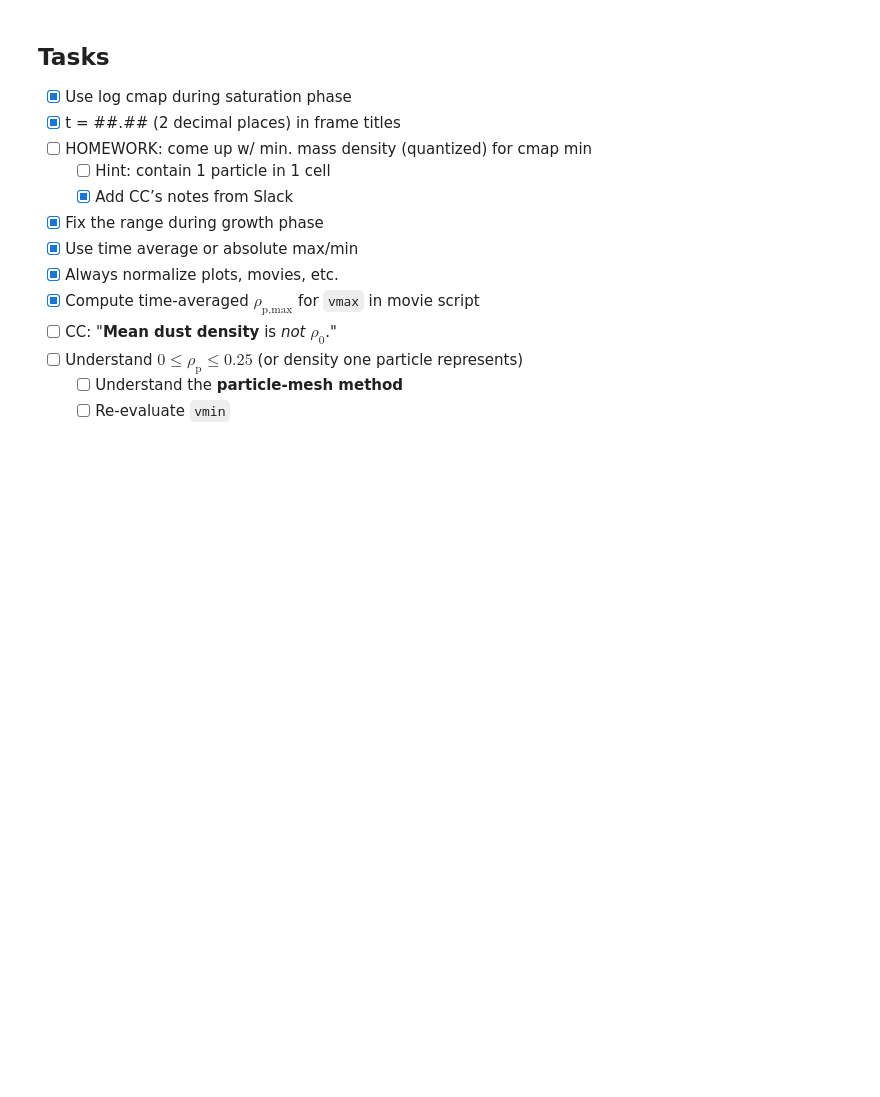
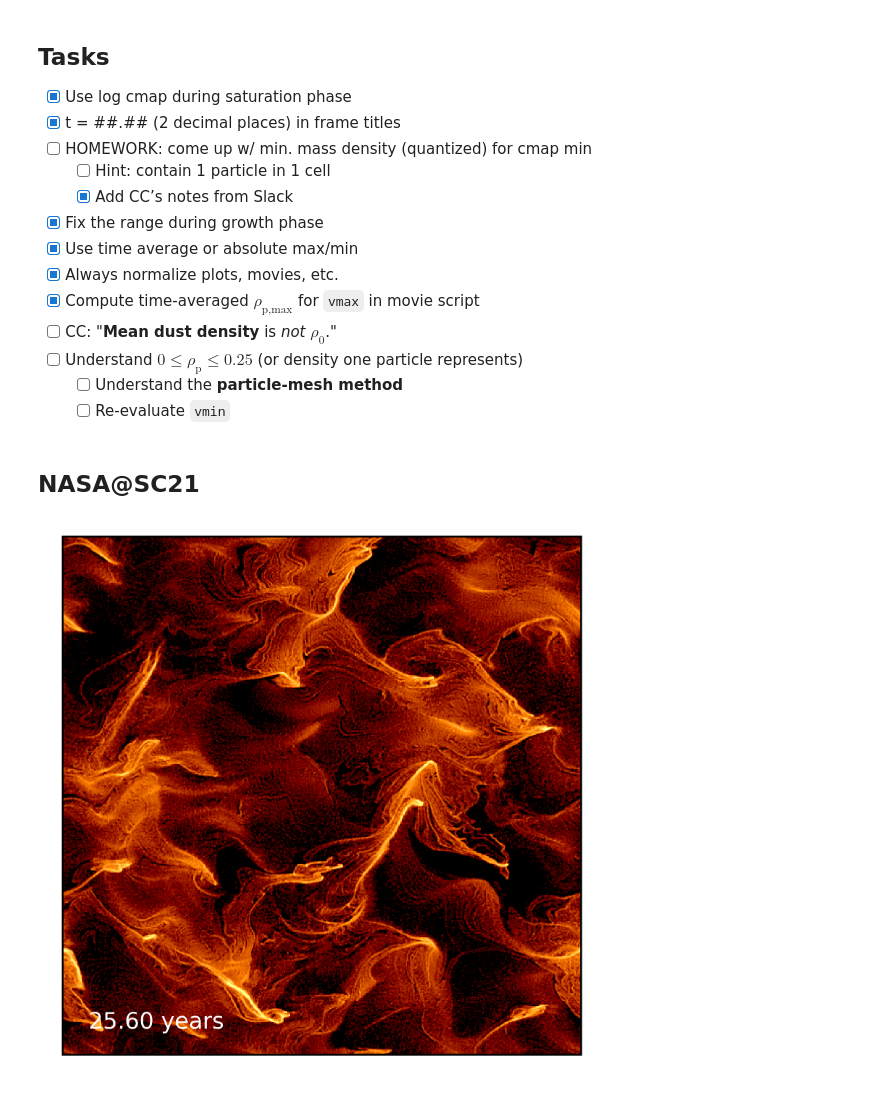
Before and after one commit to sabaronett/streaming-instability, a Jupyter notebook: ipynb/CmapLogNorm.ipynb, the cells around one changed output. Saved outputs shown, nothing was run; the diff lists cells and outputs as text; code cells hidden in the pictures; blank space fills up the shorter version.

Commit message:
Added NASA@SC21 section

```diff
--- a/ipynb/CmapLogNorm.ipynb
+++ b/ipynb/CmapLogNorm.ipynb
@@ -98,3 +98,30 @@ cb.set_label(r'$\rho_p$ / $\langle \rho_p \rangle$')
 - [ ] Understand $0 \leq \rho_\textrm{p} \leq 0.25$ (or density one particle represents)
   - [ ] Understand the **particle-mesh method**
   - [ ] Re-evaluate `vmin`
+# %% [markdown]
+## NASA@SC21
+# %%
+# Load data into memory
+times, rhops, rhopmaxs = [], [], []
+
+for output in outputs:
+    data = athena_read.athdf(output)
+    times.append(data['Time'] / T)
+    rhops.append(data['rhop'][0])          # [0]  flattens 3D array
+    rhopmaxs.append(np.amax(data['rhop']))
+# %%
+# Pre-clip data w/ NumPy
+vmin, vmax = 0.03, 30
+clip = np.clip(rhops[0], vmin, vmax)
+
+# Initialize frame
+fig, ax = plt.subplots(dpi=450)
+ax.set(aspect='equal', xticks=[], yticks=[])
+ax.text(-.9, -.9, '{:.2f} years'.format(times[0]), color='white')
+img = ax.pcolormesh(xf, zf, clip/epsilon, cmap='afmhot',
+                    norm=colors.LogNorm(vmin/epsilon, vmax/epsilon))
+fig.tight_layout(pad=0)
+fig.patch.set_edgecolor('black')
+# plt.savefig('sc21.png')
+# %% [output]
+[figure, added]
```
Also changed, not shown: parts of 6 cells of this notebook.
